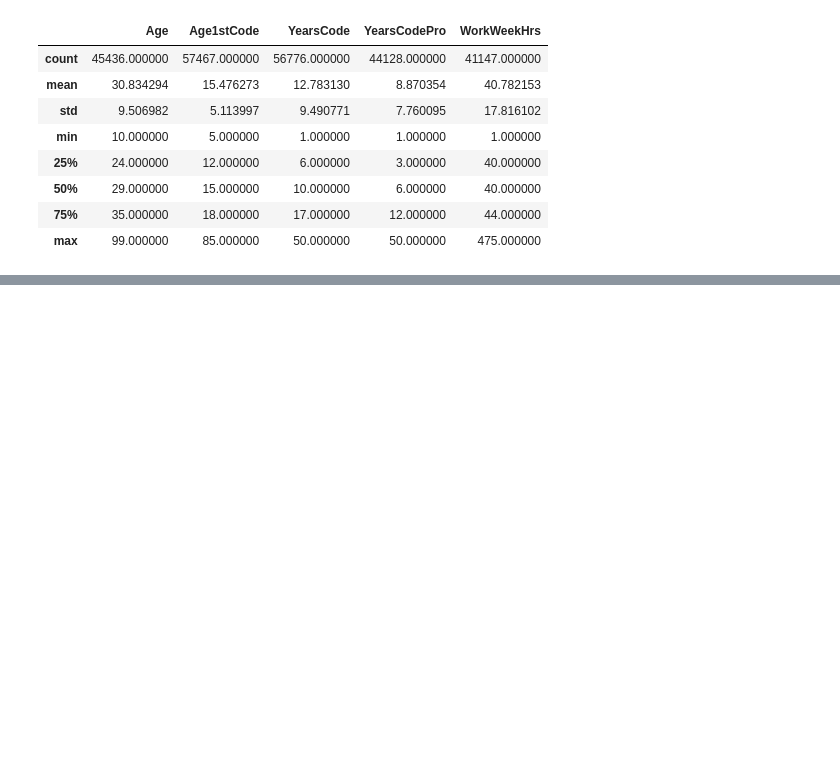
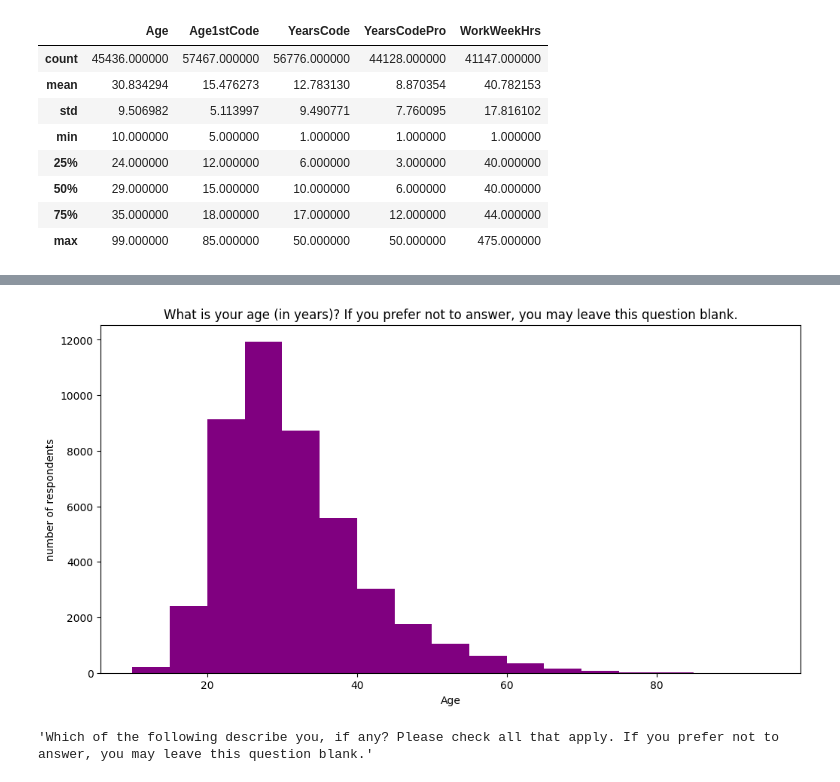
Before and after one commit to BALAJI08953/basic_numpy_python, a Jupyter notebook: eda.ipynb, the cells around one changed output, grey strips where cells are left out. Saved outputs shown, nothing was run; the diff lists cells and outputs as text; code cells hidden in the pictures; blank space fills up the shorter version.

```diff
--- a/eda.ipynb
+++ b/eda.ipynb
@@ -195,0 +271,12 @@ new_survey.drop(new_survey[new_survey.WorkWeekHrs>140].index,inplace=True)
+# %%
+plt.figure(figsize=(12,6))
+plt.title(schema.Age)
+plt.xlabel('Age')
+plt.ylabel('number of respondents')
+plt.hist(new_survey.Age,bins=np.arange(10,100,5),color='purple');
+# %% [output]
+[figure, added]
+# %%
+schema.Gender
+# %% [output]
+'Which of the following describe you, if any? Please check all that apply. If you prefer not to answer, you may leave this question blank.'
```
Also changed, not shown: parts of 9 cells of this notebook.
